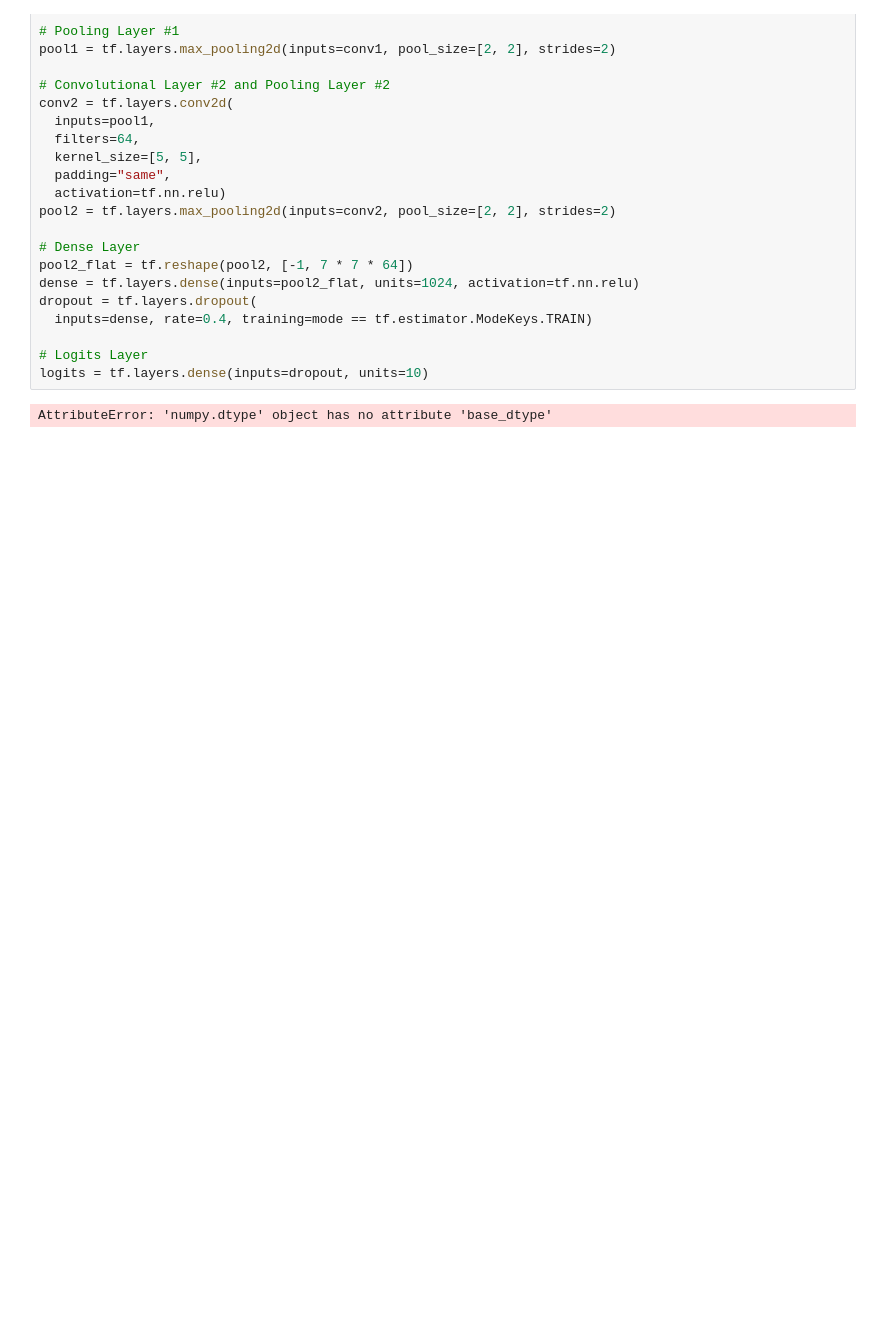
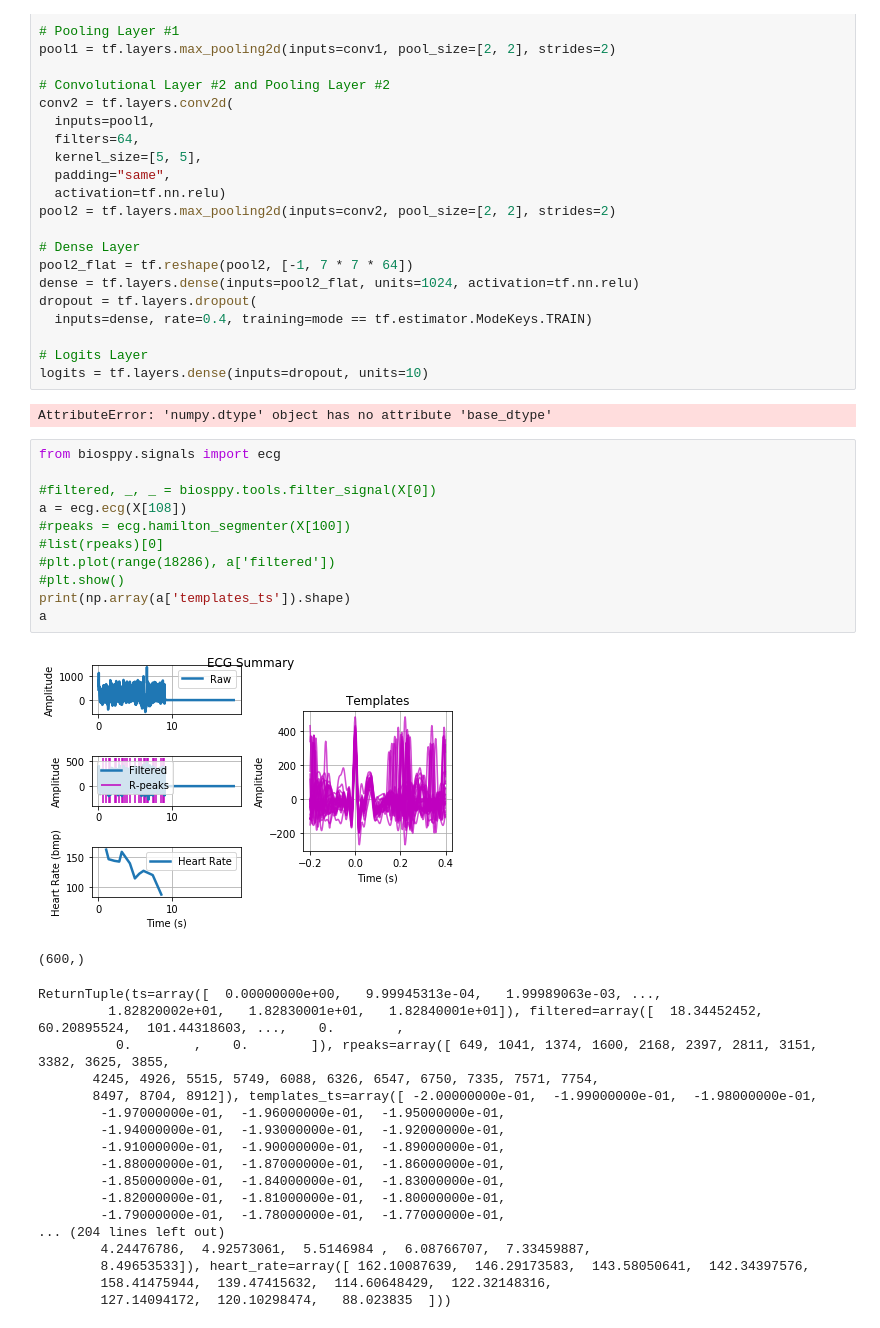
Before and after one commit to fdelia/ETH-machine-learning-course-project-3, a Jupyter notebook: Model.ipynb, the cells around one changed output. Cells and saved outputs as stored; diff of their text form; blank space fills up the shorter version.

```diff
--- a/Model.ipynb
+++ b/Model.ipynb
@@ -308,3 +330,34 @@ dropout = tf.layers.dropout(
 logits = tf.layers.dense(inputs=dropout, units=10)
 # %% [output]
 AttributeError: 'numpy.dtype' object has no attribute 'base_dtype'
+# %%
+from biosppy.signals import ecg
+
+#filtered, _, _ = biosppy.tools.filter_signal(X[0])
+a = ecg.ecg(X[108])
+#rpeaks = ecg.hamilton_segmenter(X[100])
+#list(rpeaks)[0]
+#plt.plot(range(18286), a['filtered'])
+#plt.show()
+print(np.array(a['templates_ts']).shape)
+a
+# %% [output]
+[figure, added]
+(600,)
+ReturnTuple(ts=array([  0.00000000e+00,   9.99945313e-04,   1.99989063e-03, ...,
+         1.82820002e+01,   1.82830001e+01,   1.82840001e+01]), filtered=array([  18.34452452,   60.20895524,  101.44318603, ...,    0.        ,
+          0.        ,    0.        ]), rpeaks=array([ 649, 1041, 1374, 1600, 2168, 2397, 2811, 3151, 3382, 3625, 3855,
+       4245, 4926, 5515, 5749, 6088, 6326, 6547, 6750, 7335, 7571, 7754,
+       8497, 8704, 8912]), templates_ts=array([ -2.00000000e-01,  -1.99000000e-01,  -1.98000000e-01,
+        -1.97000000e-01,  -1.96000000e-01,  -1.95000000e-01,
+        -1.94000000e-01,  -1.93000000e-01,  -1.92000000e-01,
+        -1.91000000e-01,  -1.90000000e-01,  -1.89000000e-01,
+        -1.88000000e-01,  -1.87000000e-01,  -1.86000000e-01,
+        -1.85000000e-01,  -1.84000000e-01,  -1.83000000e-01,
+        -1.82000000e-01,  -1.81000000e-01,  -1.80000000e-01,
+        -1.79000000e-01,  -1.78000000e-01,  -1.77000000e-01,
+... (204 lines left out)
+        4.24476786,  4.92573061,  5.5146984 ,  6.08766707,  7.33459887,
+        8.49653533]), heart_rate=array([ 162.10087639,  146.29173583,  143.58050641,  142.34397576,
+        158.41475944,  139.47415632,  114.60648429,  122.32148316,
+        127.14094172,  120.10298474,   88.023835  ]))
```
Also changed, not shown: parts of 2 cells of this notebook, 1 other file.
